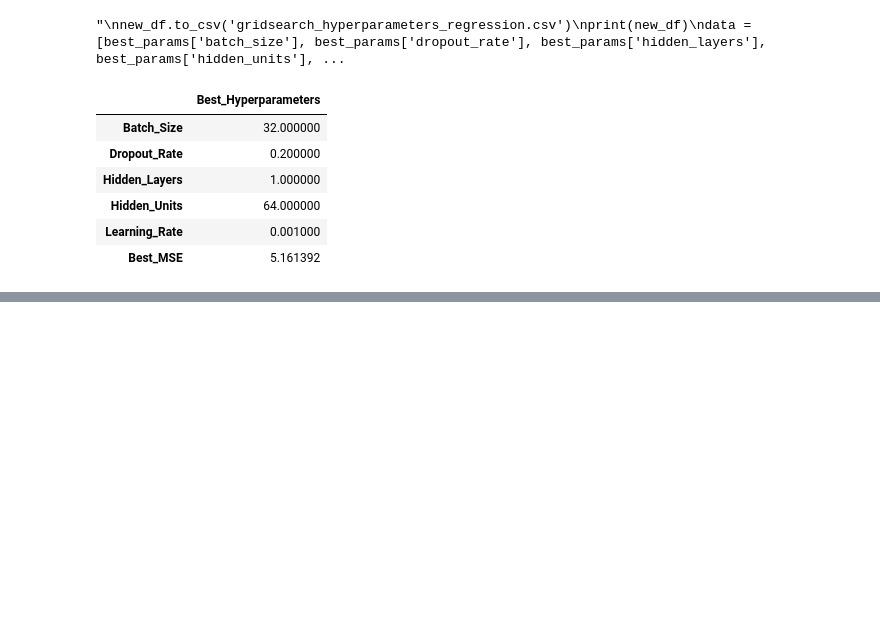
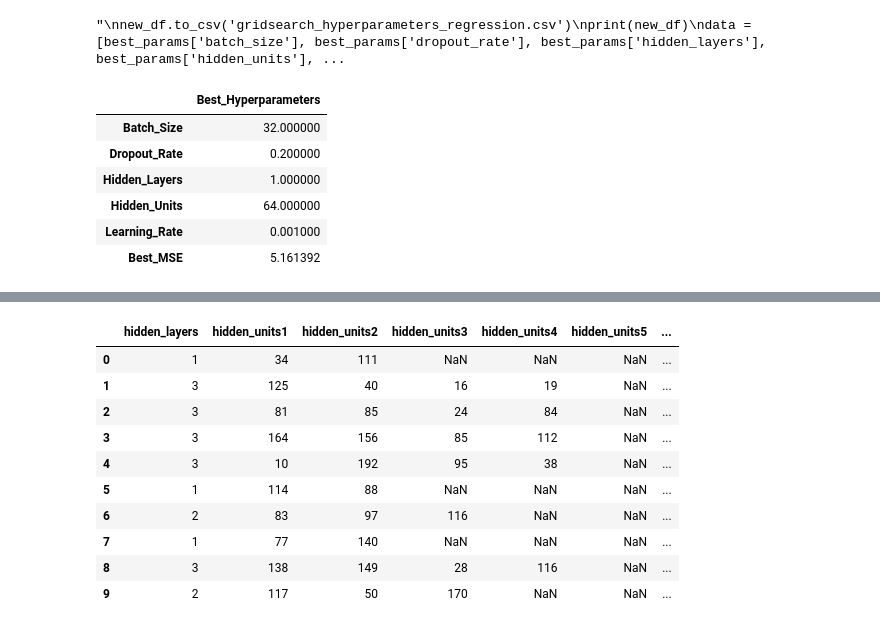
Before and after one commit to jongyunwoo/knocking-classification-and-multi-regression, a Jupyter notebook: multiregression/kncking multiregression.ipynb, the cells around one changed output, grey strips where cells are left out. Cells and saved outputs as stored; diff of their text form; code cells hidden in the pictures; blank space fills up the shorter version.

```diff
--- a/multiregression/kncking multiregression.ipynb
+++ b/multiregression/kncking multiregression.ipynb
@@ -495,11 +501,15 @@ param_randomsearch = {
     'hidden_units3': [],
     'hidden_units4': [],
     'hidden_units5': [],
-    'dropout_rate': [],
+    'dropout_rate1': [],
+    'dropout_rate2': [],
+    'dropout_rate3': [],
+    'dropout_rate4': [],
+    'dropout_rate5': [],
     'learning_rate': [],
     'batch_size' : [],
-    'Validation_Loss' : [],
-    'Validation_Accuracy' : []
+    'Validation_MAE' : [],
+    'Validation_MSE' : []
     }
 
 best_mse = float('inf')
@@ -520,15 +530,15 @@ for _ in range(10):
     model.add(keras.layers.Dense(units=hidden_units, activation='relu', input_shape=(9, )))
     param_randomsearch['hidden_units{}'.format(1)].append(hidden_units)
     model.add(keras.layers.Dropout(rate=dropout_rate))
-    param_randomsearch['dropout_rate'].append(dropout_rate)
+    param_randomsearch['dropout_rate{}'.format(1)].append(dropout_rate)
 
-    for _ in range(hidden_layers):
+    for i in range(hidden_layers):
         hidden_units_random = random.randint(10, 200)
         model.add(keras.layers.Dense(units = hidden_units_random, activation='relu'))
-        param_randomsearch['hidden_units{0}'.format(i+2)].append(hidden_units_random)
+        param_randomsearch['hidden_units{}'.format(i+2)].append(hidden_units_random)
         dropout_rate_random = random.uniform(0.1, 0.4)
         model.add(keras.layers.Dropout(rate=dropout_rate_random))
-        param_randomsearch['dropout_rate'].append(dropout_rate_random)
+        param_randomsearch['dropout_rate{}'.format(i+2)].append(dropout_rate_random)
 
     model.add(keras.layers.Dense(8))
 
@@ -558,6 +568,12 @@ for _ in range(10):
     new_randomsearch_df = pd.concat([new_randomsearch_df, param_randomsearch_df], ignore_index = True)
     print(new_randomsearch_df)
     #데이터프레임 초기화
+
+    # 최적의 하이퍼파라미터와 MAE 업데이트
+    if metrics[1] < best_mse:
+        best_mse = metrics[1]
+        best_param_randomsearch = param_randomsearch
+
     param_randomsearch = {
         'hidden_layers': [],
         'hidden_units1': [],
@@ -565,20 +581,19 @@ for _ in range(10):
         'hidden_units3': [],
         'hidden_units4': [],
         'hidden_units5': [],
-        'dropout_rate': [],
+        'dropout_rate1': [],
+        'dropout_rate2': [],
+        'dropout_rate3': [],
+        'dropout_rate4': [],
+        'dropout_rate5': [],
         'learning_rate': [],
         'batch_size' : [],
-        'Validation_Loss' : [],
-        'Validation_Accuracy' : []
+        'Validation_MAE' : [],
+        'Validation_MSE' : []
         }
-    # 최적의 하이퍼파라미터와 MAE 업데이트
-    if metrics[1] < best_mse:
-        best_mse = metrics[1]
-        best_param_randomsearch = param_randomsearch
-
 
     # 최적의 하이퍼파라미터 저장
 model.save_weights('best-multiregression-hyperparameters.h5')
 print("Best parameters:", best_param_randomsearch)
-print("Best validation MAE:", best_mse)
+print("Best validation MSE:", best_mse)
 # %% [output]
@@ -610,0 +709,15 @@ KeyboardInterrupt:
+# %%
+new_randomsearch_df.to_csv('new_randomsearch_df.csv')
+new_randomsearch_df
+# %% [output]
+|  | hidden_layers | hidden_units1 | hidden_units2 | hidden_units3 | hidden_units4 | hidden_units5 | ... |
+| 0 | 1 | 34 | 111 | NaN | NaN | NaN | ... |
+| 1 | 3 | 125 | 40 | 16 | 19 | NaN | ... |
+| 2 | 3 | 81 | 85 | 24 | 84 | NaN | ... |
+| 3 | 3 | 164 | 156 | 85 | 112 | NaN | ... |
+| 4 | 3 | 10 | 192 | 95 | 38 | NaN | ... |
+| 5 | 1 | 114 | 88 | NaN | NaN | NaN | ... |
+| 6 | 2 | 83 | 97 | 116 | NaN | NaN | ... |
+| 7 | 1 | 77 | 140 | NaN | NaN | NaN | ... |
+| 8 | 3 | 138 | 149 | 28 | 116 | NaN | ... |
+| 9 | 2 | 117 | 50 | 170 | NaN | NaN | ... |
```
Also changed, not shown: parts of 15 cells of this notebook, 19 other files.
